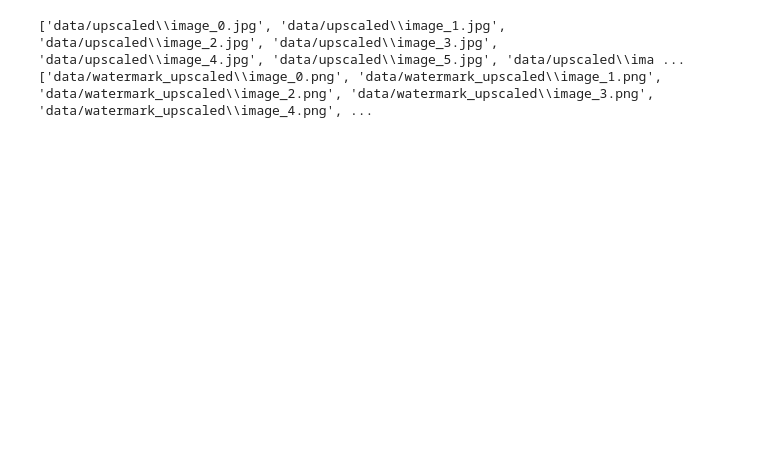
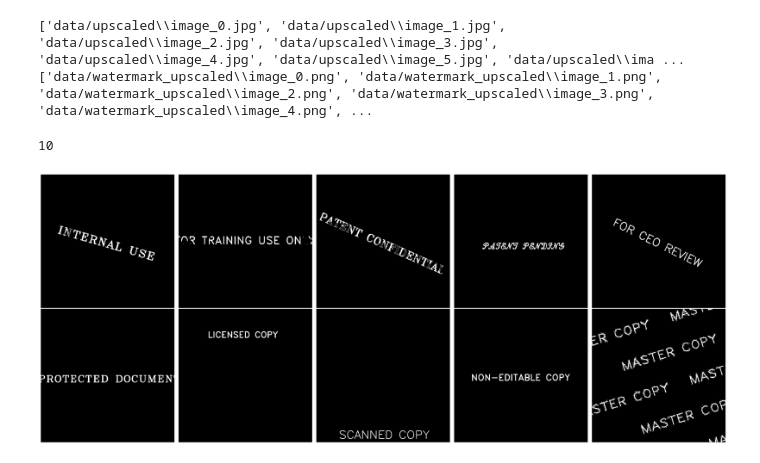
Before and after one commit to AZysk0/watermark-removal, a Jupyter notebook: playground.ipynb, the cells around one changed output. Cells and saved outputs as stored; diff of their text form; code cells hidden in the pictures; blank space fills up the shorter version.

```diff
--- a/playground.ipynb
+++ b/playground.ipynb
@@ -39,30 +54,49 @@ print(test_clean_images_path, test_watermark_images_path, sep='\n')
 # %% [output]
 ['data/upscaled\\image_0.jpg', 'data/upscaled\\image_1.jpg', 'data/upscaled\\image_2.jpg', 'data/upscaled\\image_3.jpg', 'data/upscaled\\image_4.jpg', 'data/upscaled\\image_5.jpg', 'data/upscaled\\ima ...
 ['data/watermark_upscaled\\image_0.png', 'data/watermark_upscaled\\image_1.png', 'data/watermark_upscaled\\image_2.png', 'data/watermark_upscaled\\image_3.png', 'data/watermark_upscaled\\image_4.png', ...
-# %%
-def plot_images_grid(images, rows, cols):
-
-
-    return
+# %%
+def plot_images_paired_grid(images_1, images_2, rows, cols):
+    fig, axes = plt.subplots(rows, cols, figsize=(cols * 5, rows * 5))
+    axes = axes.flatten()
+
+    for i, pair in enumerate(zip(images_1[:rows * cols], images_2[:rows * cols])):
+        img_1, img_2 = pair
+        axes[i].imshow(np.hstack((img_1, img_2)))
+        axes[i].axis("off")
+
+    plt.tight_layout()
+    plt.show()
+
+
+def plot_images_grid(images, rows, cols):
+    fig, axes = plt.subplots(rows, cols, figsize=(cols * 5, rows * 5))
+    axes = axes.flatten()
+
+    for i, img in enumerate(images[:rows * cols]):
+        axes[i].imshow(img, cmap='gray')
+        axes[i].axis("off")
+
+    plt.tight_layout()
+    plt.show()
 # %%
 def segment_watermark(clean_path, watermark_path):
     clean_gray = cv2.imread(clean_path, cv2.IMREAD_GRAYSCALE)
     watermark_gray = cv2.imread(watermark_path, cv2.IMREAD_GRAYSCALE)
 
     if clean_gray is None or watermark_gray is None:
         raise ValueError("One or both of the images could not be loaded.")
 
     diff = cv2.absdiff(clean_gray, watermark_gray)
-    _, thresh_segmented = cv2.threshold(diff, 20, 255, cv2.THRESH_BINARY)
+    _, thresh_segmented = cv2.threshold(diff, 10, 255, cv2.THRESH_BINARY)
     return thresh_segmented
 
 
-test_segmented = [ segment_watermark(clean_path, wm_path)
+test_segmented = [segment_watermark(clean_path, wm_path)
                   for clean_path, wm_path in zip(test_clean_images_path , test_watermark_images_path)]
 
 
-
-
-# cv2.imshow("Window Name", test_segmented[0])
-# cv2.waitKey(0)
-# cv2.destroyAllWindows()
+print(len(test_segmented))
+plot_images_grid(test_segmented, rows=2, cols=5)
+# %% [output]
+10
+[figure, added]
```
Also changed, not shown: parts of 8 cells of this notebook, 2 other files.
